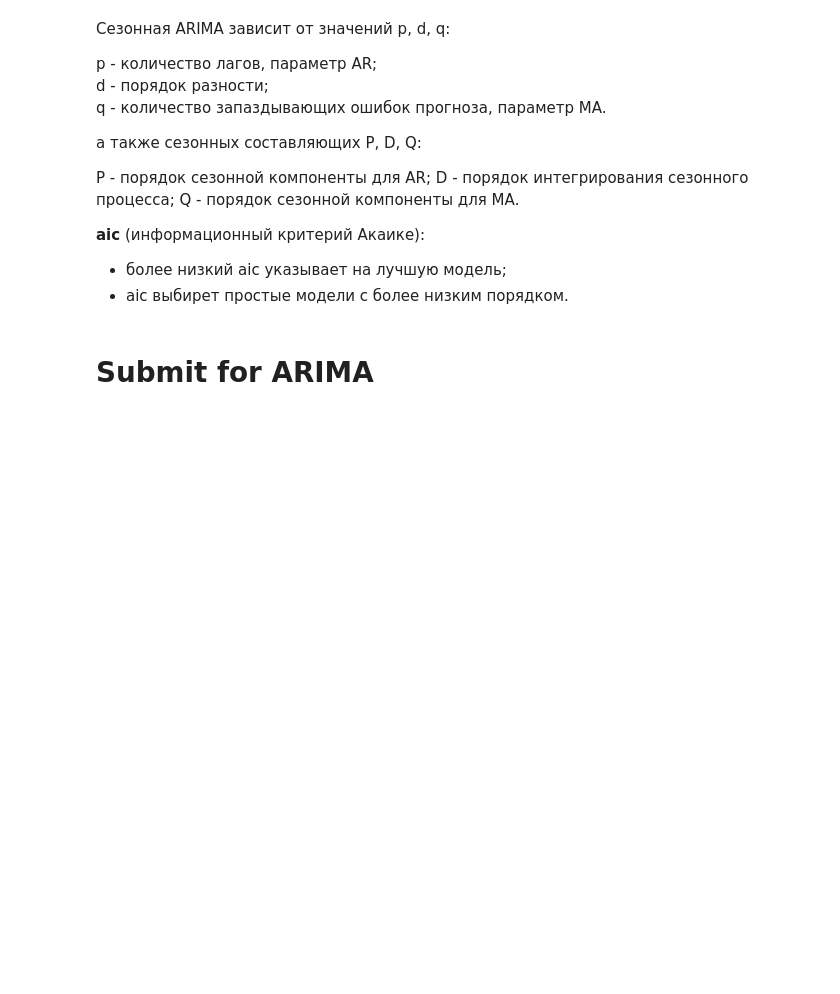
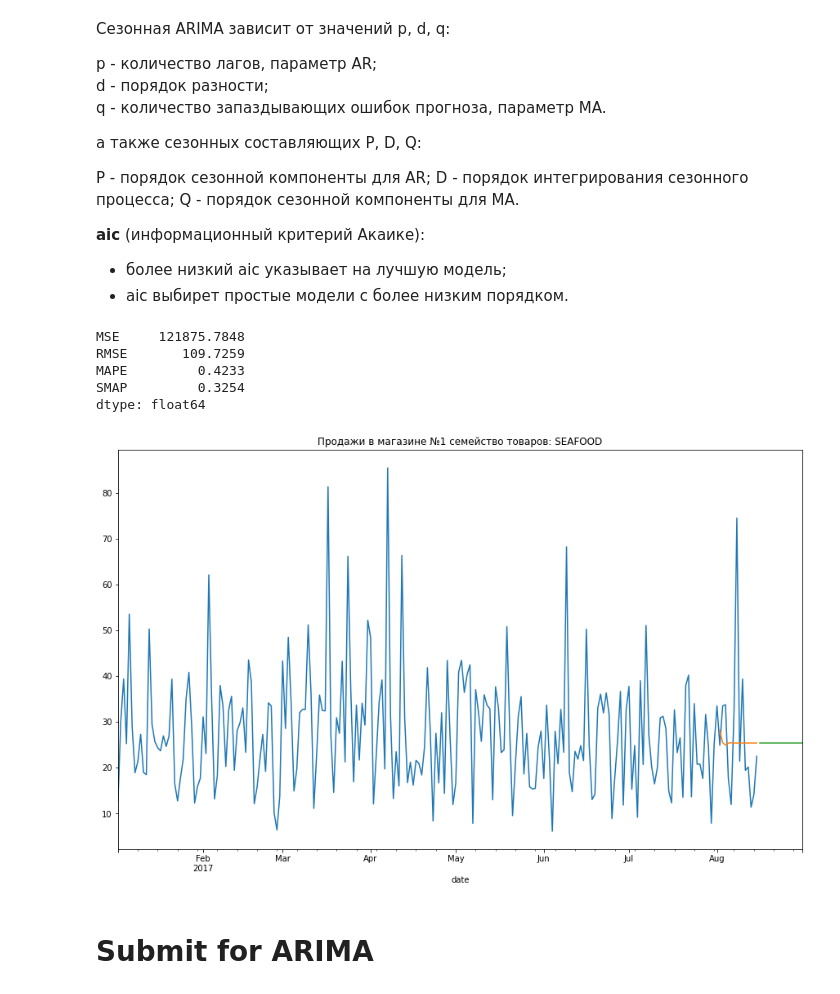
Before and after one commit to NailyaKhus/Data-Science-Pet-Progects, a Jupyter notebook: Diplom/Statsmodels/auto-arima-and-holt-winters.ipynb, the cells around one changed output. Drawn from its saved outputs; the diff is of its cells as text; code cells hidden in the pictures; blank space fills up the shorter version.

```diff
--- a/Diplom/Statsmodels/auto-arima-and-holt-winters.ipynb
+++ b/Diplom/Statsmodels/auto-arima-and-holt-winters.ipynb
@@ -219,16 +220,31 @@ to_train = train_df[train_df.date>'2017-01-01'].copy()
 # %%
-# compute_metrics(val_df.sales, val_df.arima)
+compute_metrics(val_df.sales, val_df.arima)
+# %% [output]
+MSE     121875.7848
+RMSE       109.7259
+MAPE         0.4233
+SMAP         0.3254
+dtype: float64
 # %%
-# nbr=1
-# family = 'SEAFOOD'
-# train_viz = train[train.date>'2017-01-01'].copy()
-# train_viz = train_viz[(train_viz.store_nbr == nbr) & (train_viz.family == family)]
+nbr=1
+family = 'SEAFOOD'
+train_viz = train[train.date>'2017-01-01'].copy()
+train_viz = train_viz[(train_viz.store_nbr == nbr) & (train_viz.family == family)]
+train_viz = train_viz.set_index('date')
+val_viz = val_df.loc[(val_df.store_nbr == nbr) & (val_df.family == family)]
+val_viz = val_viz.set_index('date')
+test_viz = test.loc[(test.store_nbr == nbr) & (test.family == family)]
+test_viz = test_viz.set_index('date')
 
-# plt.rcParams['figure.figsize'] = (15, 9)
-# plt.figure()
-# train_viz.sales.plot()
-# val_df.loc[(val_df.store_nbr == nbr) & (val_df.family == family), 'arima'].plot()
-# plt.show()
+plt.rcParams['figure.figsize'] = (15, 9)
+plt.figure()
+train_viz.sales.plot()
+val_viz.arima.plot()
+test_viz.arima.plot()
+plt.title('Продажи в магазине №'+str(nbr)+' семейство товаров: '+family)
+plt.show()
+# %% [output]
+[figure, added]
 # %% [markdown]
 # Submit for ARIMA
 # %%
```
Also changed, not shown: parts of 13 cells of this notebook, 1 other file.
